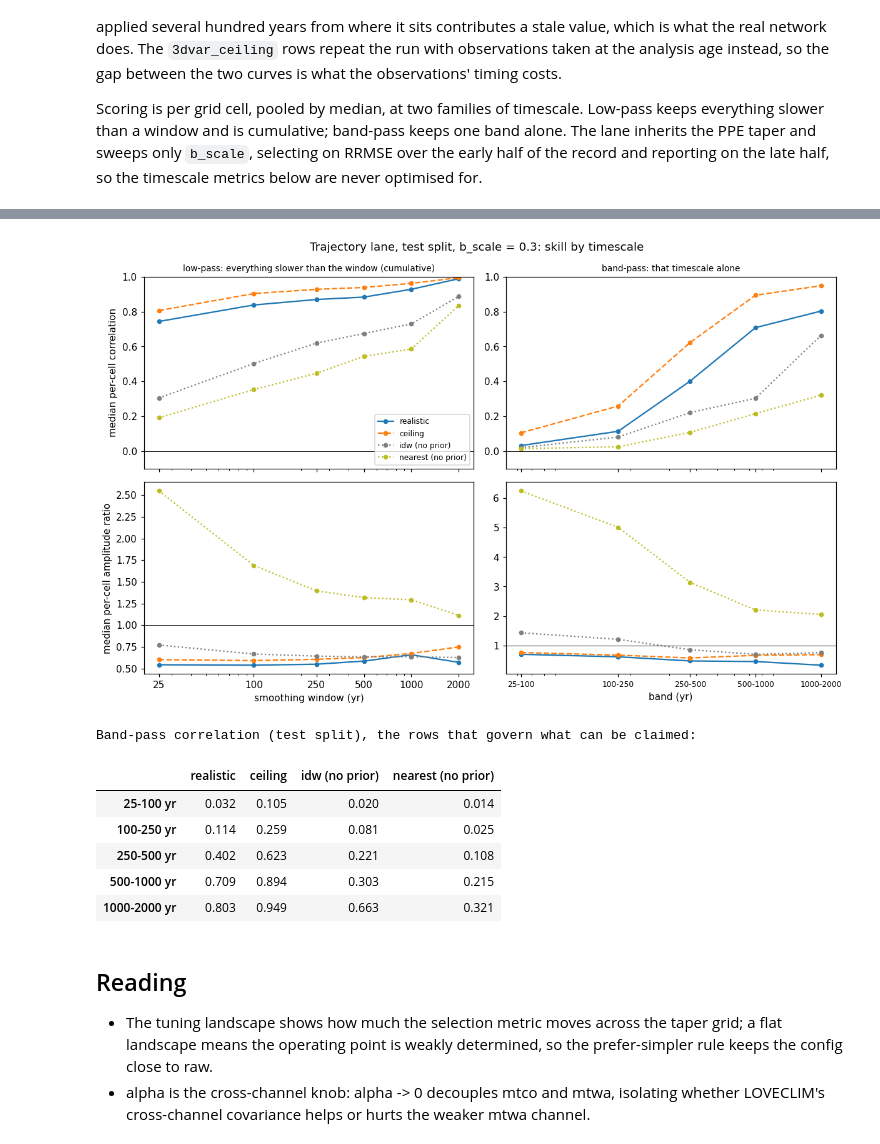
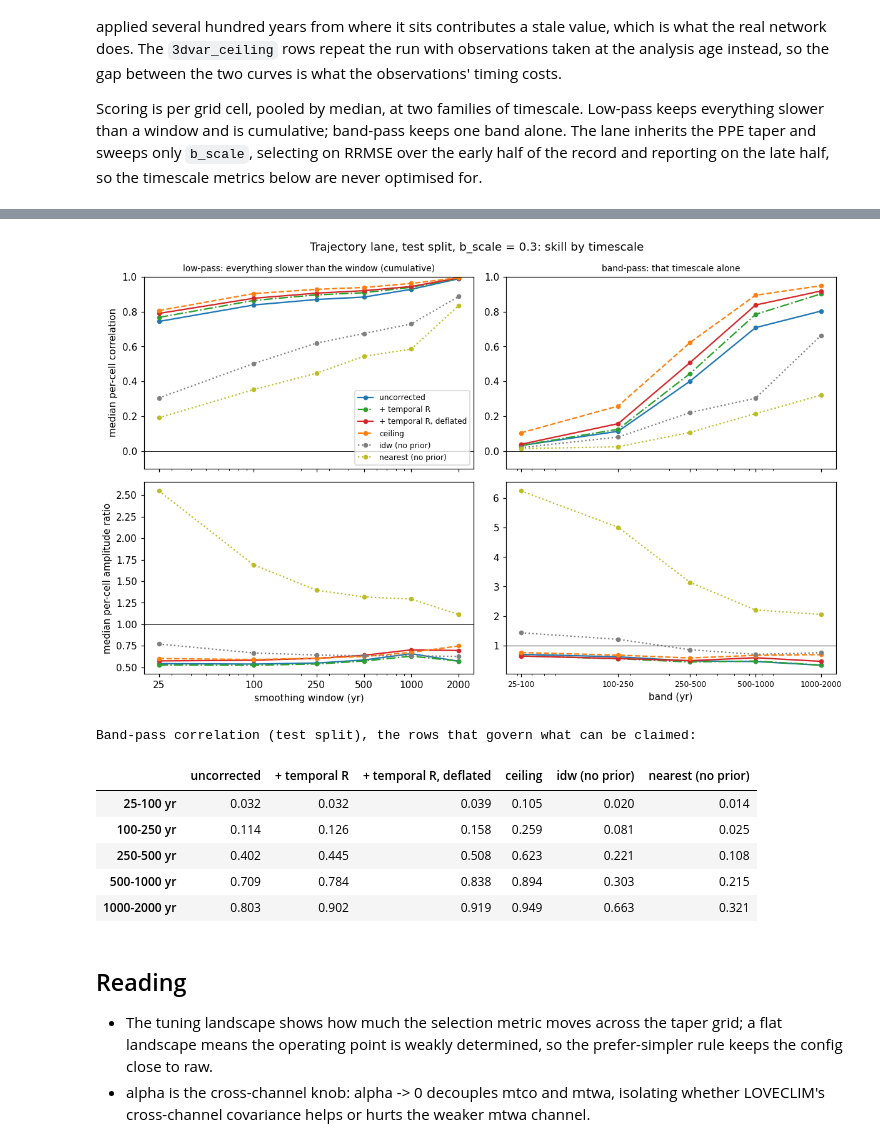
Before and after one commit to evgeni-g-georgiev/sparse_paleoclimate_field_reconstruction, a Jupyter notebook: notebooks/07_3dvar.ipynb, the cells around one changed output, grey strips where cells are left out. Saved outputs shown, nothing was run; the diff lists cells and outputs as text; code cells hidden in the pictures.

```diff
--- a/notebooks/07_3dvar.ipynb
+++ b/notebooks/07_3dvar.ipynb
@@ -74,7 +74,7 @@ FIG.mkdir(parents=True, exist_ok=True)
 # off leaves the others' results on disk. The trajectory lane inherits the PPE taper, so
 # it needs a PPE run either in this pass or already written.
 RUN_PPE = True
-RUN_WITHHOLDING = False
+RUN_WITHHOLDING = True
 RUN_TRAJECTORY = True
 
 # The cap fails silently if numpy was already imported, so time the operation it
@@ -310,13 +335,21 @@ Mt = pd.read_csv(d_traj / "metrics.csv")
 b_sel = cfg_traj["selected"]["b_scale"]
 WINDOWS = cfg_traj["lowpass_windows"]
 BANDS = [tuple(b) for b in cfg_traj["bands"]]
-SERIES = [("3dvar", "realistic", "C0", "-"), ("3dvar_ceiling", "ceiling", "C1", "--"),
+b_by_method = cfg_traj["selected_b_scale_by_method"]
+SERIES = [("3dvar", "uncorrected", "C0", "-"),
+          ("3dvar_temporal_add", "+ temporal R", "C2", "-."),
+          ("3dvar_temporal_deflate", "+ temporal R, deflated", "C3", "-"),
+          ("3dvar_ceiling", "ceiling", "C1", "--"),
           ("idw", "idw (no prior)", "C7", ":"), ("nearest", "nearest (no prior)", "C8", ":")]
 
 
 def traj_curve(method, stat, keys):
-    """``stat`` at each timescale for one method on the test split, pooled channels."""
-    b = 1.0 if method in ("idw", "nearest") else b_sel
+    """``stat`` at each timescale for one method on the test split, pooled channels.
+
+    Each temporal variant is read at the b_scale its own selection split chose: changing
+    R moves the balance the analysis wants between background and observations.
+    """
+    b = 1.0 if method in ("idw", "nearest") else b_by_method.get(method, b_sel)
     sub = Mt[(Mt.method == method) & (Mt.split == "test") & (Mt.channel == "pooled")
              & np.isclose(Mt.b_scale, b)].set_index("metric")["value"]
     return [sub.get(f"{stat}_{k}", np.nan) for k in keys]
@@ -338,41 +371,41 @@ for method, label, colour, style in SERIES:
                     marker="o", ms=4)
 
 for ax in axes[:, 0]:
     ax.set_xscale("log"); ax.set_xticks(WINDOWS); ax.set_xticklabels(WINDOWS)
 for ax in axes[:, 1]:
     ax.set_xscale("log"); ax.set_xticks(bp_x)
     ax.set_xticklabels([f"{a}-{b}" for a, b in BANDS], fontsize=8)
 for ax in axes[1]:
     ax.axhline(1.0, color="k", lw=0.6, ls="-")
 for ax in axes[0]:
     ax.axhline(0.0, color="k", lw=0.6)
     ax.set_ylim(-0.1, 1.0)
 axes[0, 0].set_title("low-pass: everything slower than the window (cumulative)", fontsize=9)
 axes[0, 1].set_title("band-pass: that timescale alone", fontsize=9)
 axes[0, 0].set_ylabel("median per-cell correlation")
 axes[1, 0].set_ylabel("median per-cell amplitude ratio")
 axes[1, 0].set_xlabel("smoothing window (yr)")
 axes[1, 1].set_xlabel("band (yr)")
 axes[0, 0].legend(fontsize=8)
 fig.suptitle(f"Trajectory lane, test split, b_scale = {b_sel}: skill by timescale")
 fig.tight_layout()
 fig.savefig(str(FIG / "trajectory_skill_vs_timescale.png"), dpi=110, bbox_inches="tight")
 plt.show()
 
 band_tab = pd.DataFrame(
     {label: traj_curve(m, "corr", bp_keys) for m, label, _, _ in SERIES},
     index=[f"{a}-{b} yr" for a, b in BANDS])
 print("Band-pass correlation (test split), the rows that govern what can be claimed:")
 display(band_tab.round(3))
 # %% [output]
-[figure, old version]
+[figure, new version]
 Band-pass correlation (test split), the rows that govern what can be claimed:
-|  | realistic | ceiling | idw (no prior) | nearest (no prior) |
-| 25-100 yr | 0.032 | 0.105 | 0.020 | 0.014 |
-| 100-250 yr | 0.114 | 0.259 | 0.081 | 0.025 |
-| 250-500 yr | 0.402 | 0.623 | 0.221 | 0.108 |
-| 500-1000 yr | 0.709 | 0.894 | 0.303 | 0.215 |
-| 1000-2000 yr | 0.803 | 0.949 | 0.663 | 0.321 |
+|  | uncorrected | + temporal R | + temporal R, deflated | ceiling | idw (no prior) | nearest (no prior) |
+| 25-100 yr | 0.032 | 0.032 | 0.039 | 0.105 | 0.020 | 0.014 |
+| 100-250 yr | 0.114 | 0.126 | 0.158 | 0.259 | 0.081 | 0.025 |
+| 250-500 yr | 0.402 | 0.445 | 0.508 | 0.623 | 0.221 | 0.108 |
+| 500-1000 yr | 0.709 | 0.784 | 0.838 | 0.894 | 0.303 | 0.215 |
+| 1000-2000 yr | 0.803 | 0.902 | 0.919 | 0.949 | 0.663 | 0.321 |
 # %% [markdown]
 ## Reading
 
```
Also changed, not shown: parts of 4 cells of this notebook, 1 other file.
